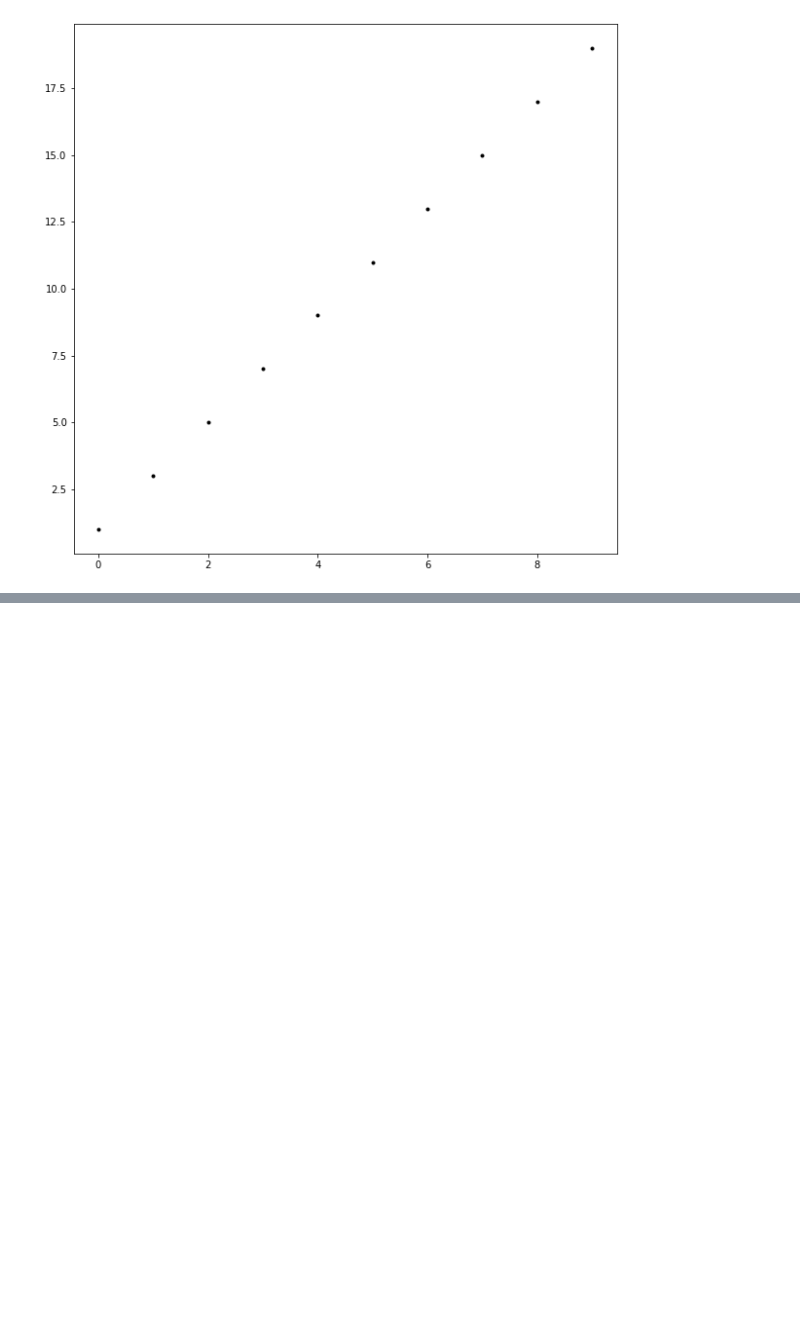
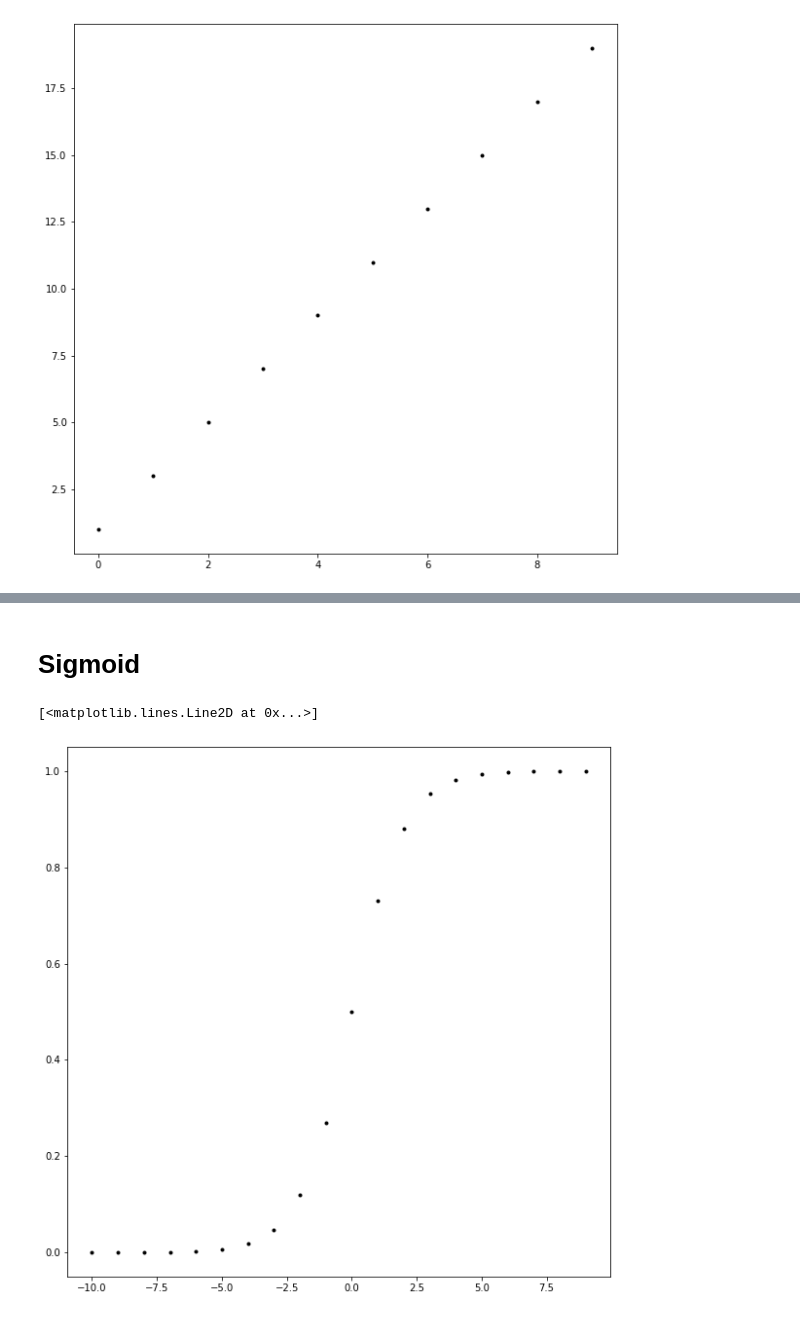
Before and after one commit to damienj252/Keras, a Jupyter notebook: Neurons-in-Keras.ipynb, the cells around one changed output, grey strips where cells are left out. Cells and saved outputs as stored; diff of their text form; code cells hidden in the pictures; blank space fills up the shorter version.

```diff
--- a/Neurons-in-Keras.ipynb
+++ b/Neurons-in-Keras.ipynb
@@ -77,0 +132,22 @@ plt.plot(x,y,'k.')
+# %% [markdown]
+# Sigmoid
+# %%
+# Create a new neurol network
+m = kr.Sequential()
+
+# Add single neuron layer with weight as 1 and bias as 0, with sigmoid activation
+m.add(kr.layers.Dense(1, input_dim=1, activation="sigmoid", kernel_initializer=kr.initializers.Constant(value=1), bias_initializer=kr.initializers.Constant(value=0)))
+
+#Compile
+m.compile(loss='mean_squared_error', optimizer='sgd')
+# %%
+# Create some input values
+x = np.arange(-10.0,10.0,1)
+
+# Run all the x value through the neural network
+y = m.predict(x)
+# %%
+plt.plot(x, y, 'k.')
+# %% [output]
+[<matplotlib.lines.Line2D at 0x...>]
+[figure, added]
```
Also changed, not shown: parts of 7 cells of this notebook.
